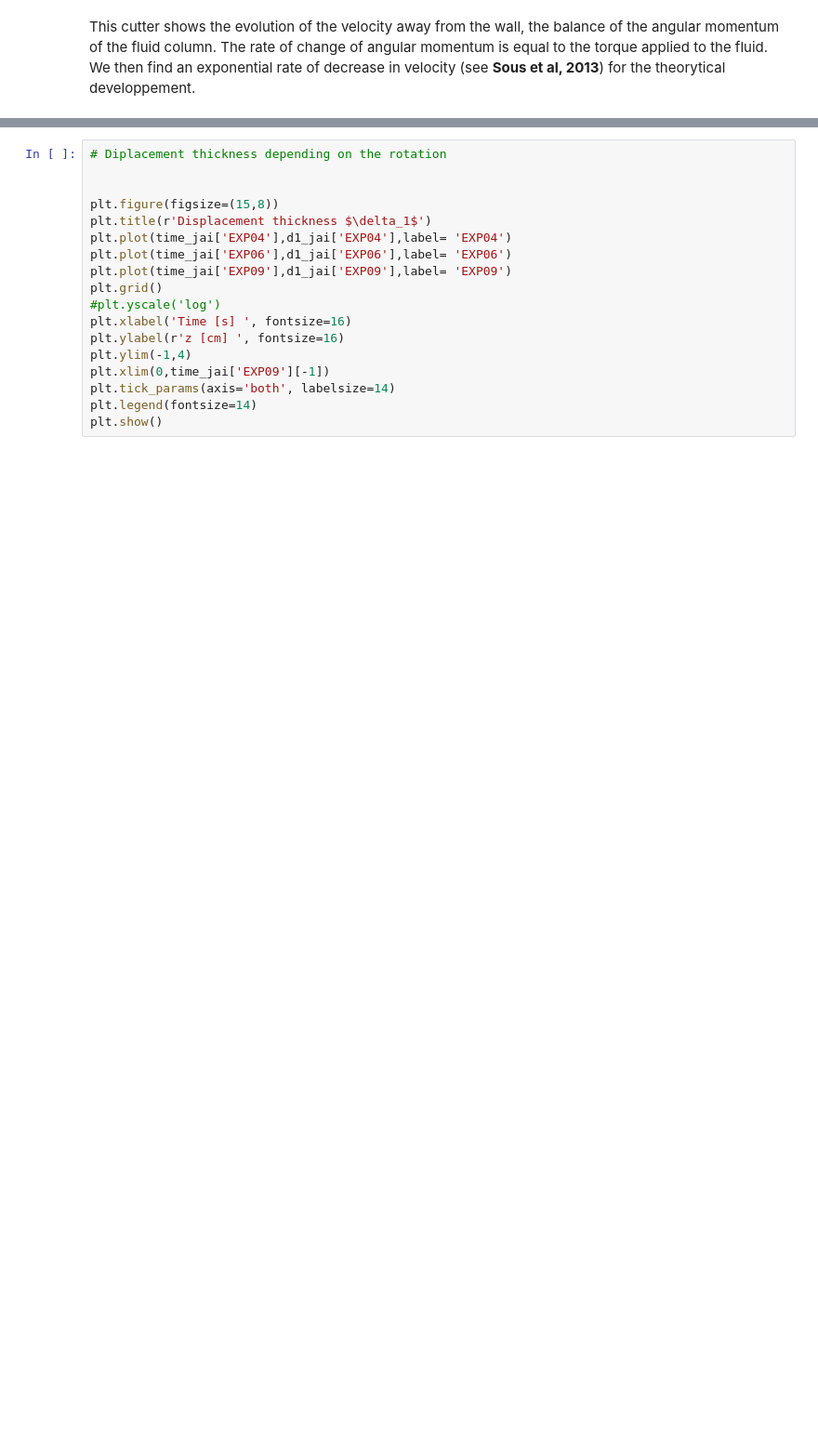
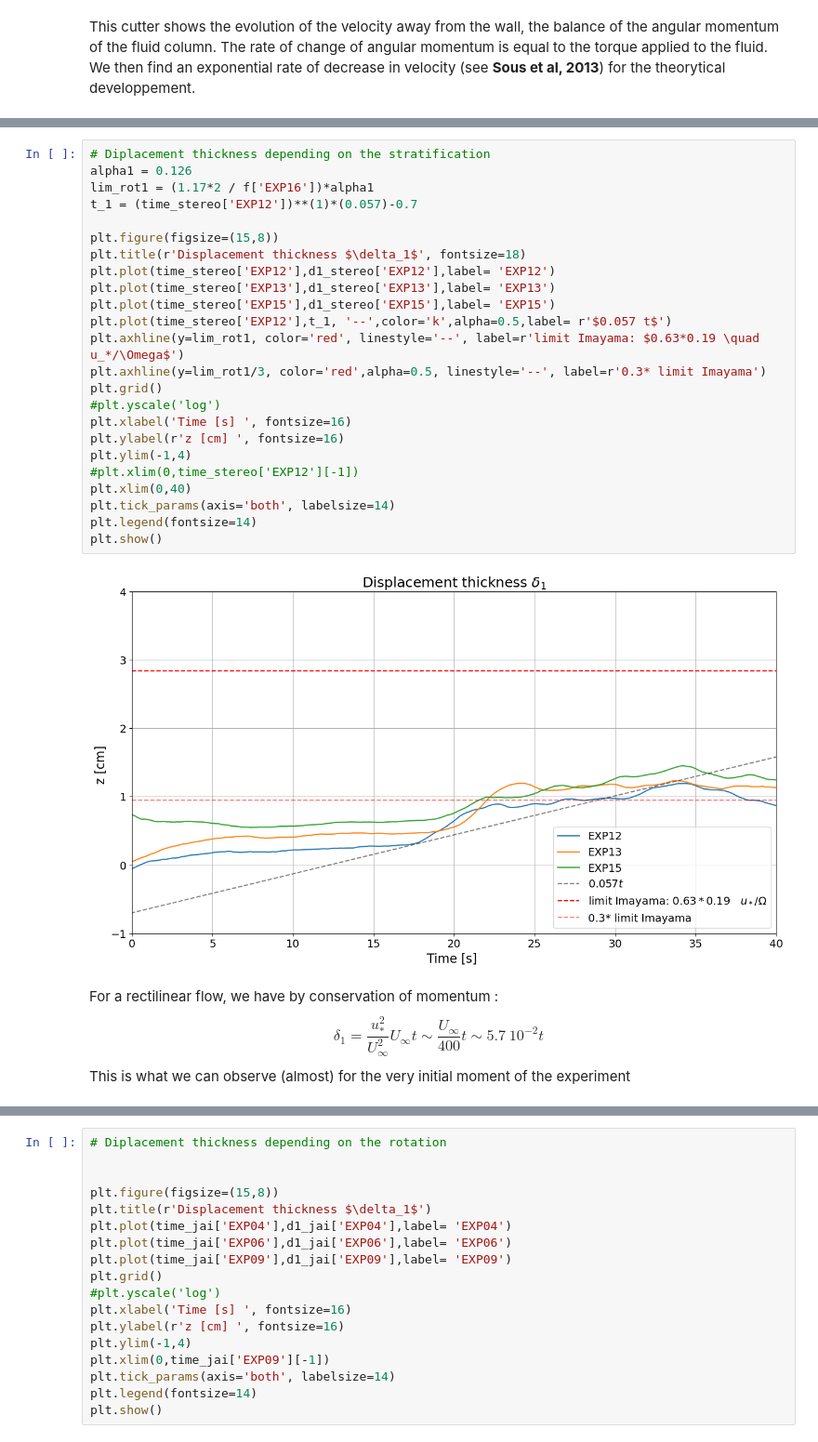
Before and after one commit to Max-Coppin/Entrainment_notebook, a Jupyter notebook: Script_Layer_thickness.ipynb, the cells around one changed output, grey strips where cells are left out. Shown at 93% size. Cells and saved outputs as stored; diff of their text form; blank space fills up the shorter version.

```diff
--- a/Script_Layer_thickness.ipynb
+++ b/Script_Layer_thickness.ipynb
@@ -353,6 +357,36 @@ There is two ways to consider that:
 1. We consider the normal Imayama limit then **the stabilisation of the turbulent boundary layer by the effect of rotation occurs earlier (is lower) in our case of a closed geometry** than in the case of a rotating disc and therefore with open edges. and an other regim would explaine what happend after 200s
 
 2. We consider the 0.3 Imayama limit at long time and this bump can be explained by a somewhat _diffusion of the rotation effect_. By this I mean it taks time for the entire layer to "feel" rotation and thus there is an continuous adjustment (growth) of $\omega$ since we  are reasoning in an integral way. And therefore of a progressive lowering of this limit to reach this final value
+# %%
+# Diplacement thickness depending on the stratification
+alpha1 = 0.126
+lim_rot1 = (1.17*2 / f['EXP16'])*alpha1
+t_1 = (time_stereo['EXP12'])**(1)*(0.057)-0.7
+
+plt.figure(figsize=(15,8))
+plt.title(r'Displacement thickness $\delta_1$', fontsize=18)
+plt.plot(time_stereo['EXP12'],d1_stereo['EXP12'],label= 'EXP12')
+plt.plot(time_stereo['EXP13'],d1_stereo['EXP13'],label= 'EXP13')
+plt.plot(time_stereo['EXP15'],d1_stereo['EXP15'],label= 'EXP15')
+plt.plot(time_stereo['EXP12'],t_1, '--',color='k',alpha=0.5,label= r'$0.057 t$')
+plt.axhline(y=lim_rot1, color='red', linestyle='--', label=r'limit Imayama: $0.63*0.19 \quad u_*/\Omega$')
+plt.axhline(y=lim_rot1/3, color='red',alpha=0.5, linestyle='--', label=r'0.3* limit Imayama')
+plt.grid()
+#plt.yscale('log')
+plt.xlabel('Time [s] ', fontsize=16)
+plt.ylabel(r'z [cm] ', fontsize=16)
+plt.ylim(-1,4)
+#plt.xlim(0,time_stereo['EXP12'][-1])
+plt.xlim(0,40)
+plt.tick_params(axis='both', labelsize=14)
+plt.legend(fontsize=14)
+plt.show()
+# %% [output]
+[figure, added]
+# %% [markdown]
+For a rectilinear flow, we have by conservation of momentum :
+$$ \delta_1 = \frac{u_*^2}{U_{\infty}^2}U_{\infty}t\sim \frac{U_{\infty}}{400} t \sim 5.7 \: 10^{-2} t$$
+This is what we can observe (almost) for the very initial moment of the experiment
 # %%
 # Diplacement thickness depending on the stratification
 alpha1 = 0.126
```
Also changed, not shown: parts of 6 cells of this notebook, 11 other files.
